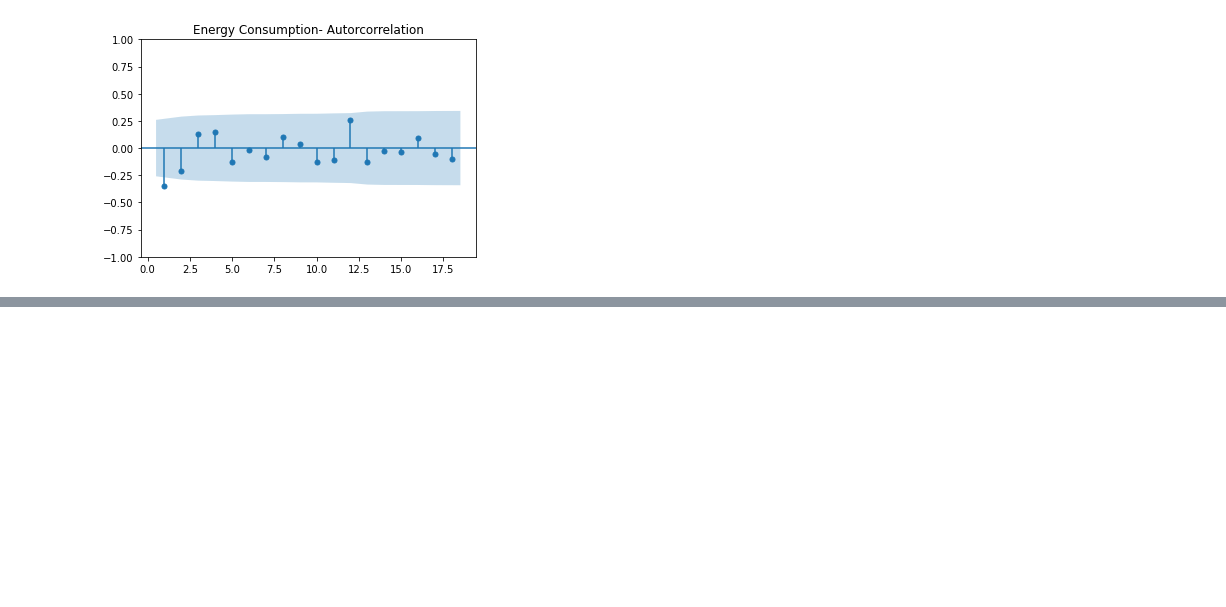
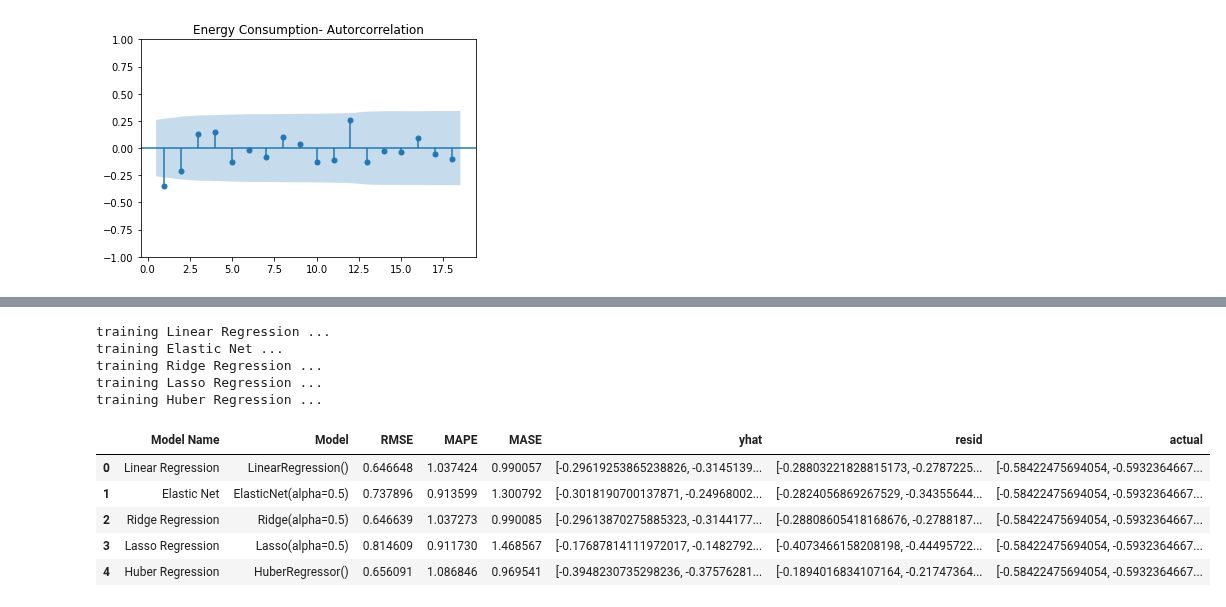
Before and after one commit to LaurbergMJ/TimeSeriesAnalysisWithPythonCookbook, a Jupyter notebook: Ch12.ipynb, the cells around one changed output, grey strips where cells are left out. Cells and saved outputs as stored; diff of their text form; code cells hidden in the pictures; blank space fills up the shorter version.

```diff
--- a/Ch12.ipynb
+++ b/Ch12.ipynb
@@ -213,8 +219,9 @@ handle_missing_data(en_cp)
 # %%
 # Use one_step_forecast to convert the time series DataFrames into a supervised learning
 # problem with 10 steps
-
+air_reg = one_step_forecast(air_cp, 10)
 en_reg = one_step_forecast(en_cp, 10)
+dw_reg = one_step_forecast(dw_cp, 10)
 # %%
 # Split and scale the data using the split_data function and the Standardize class
 # Later, we can use the class instance to inverse the scaling
@@ -358,0 +440,21 @@ plot_results(cols, en_results, 'Energy Consumption')
+# %%
+#cols = ['Model Name', 'RMSE', 'MAPE', 'MASE']
+#dw_results = pd.DataFrame()
+
+dw_results = train_different_models(train_dw_s, test_dw_s, regressors)
+dw_results = pd.DataFrame(dw_results)
+# %% [output]
+training Linear Regression ...
+training Elastic Net ...
+training Ridge Regression ...
+training Lasso Regression ...
+training Huber Regression ...
+# %%
+dw_results
+# %% [output]
+|  | Model Name | Model | RMSE | MAPE | MASE | yhat | resid | actual |
+| 0 | Linear Regression | LinearRegression() | 0.646648 | 1.037424 | 0.990057 | [-0.29619253865238826, -0.3145139... | [-0.28803221828815173, -0.2787225... | [-0.58422475694054, -0.5932364667... |
+| 1 | Elastic Net | ElasticNet(alpha=0.5) | 0.737896 | 0.913599 | 1.300792 | [-0.3018190700137871, -0.24968002... | [-0.2824056869267529, -0.34355644... | [-0.58422475694054, -0.5932364667... |
+| 2 | Ridge Regression | Ridge(alpha=0.5) | 0.646639 | 1.037273 | 0.990085 | [-0.29613870275885323, -0.3144177... | [-0.28808605418168676, -0.2788187... | [-0.58422475694054, -0.5932364667... |
+| 3 | Lasso Regression | Lasso(alpha=0.5) | 0.814609 | 0.911730 | 1.468567 | [-0.17687814111972017, -0.1482792... | [-0.4073466158208198, -0.44495722... | [-0.58422475694054, -0.5932364667... |
+| 4 | Huber Regression | HuberRegressor() | 0.656091 | 1.086846 | 0.969541 | [-0.3948230735298236, -0.37576281... | [-0.1894016834107164, -0.21747364... | [-0.58422475694054, -0.5932364667... |
```
Also changed, not shown: parts of 25 cells of this notebook.
